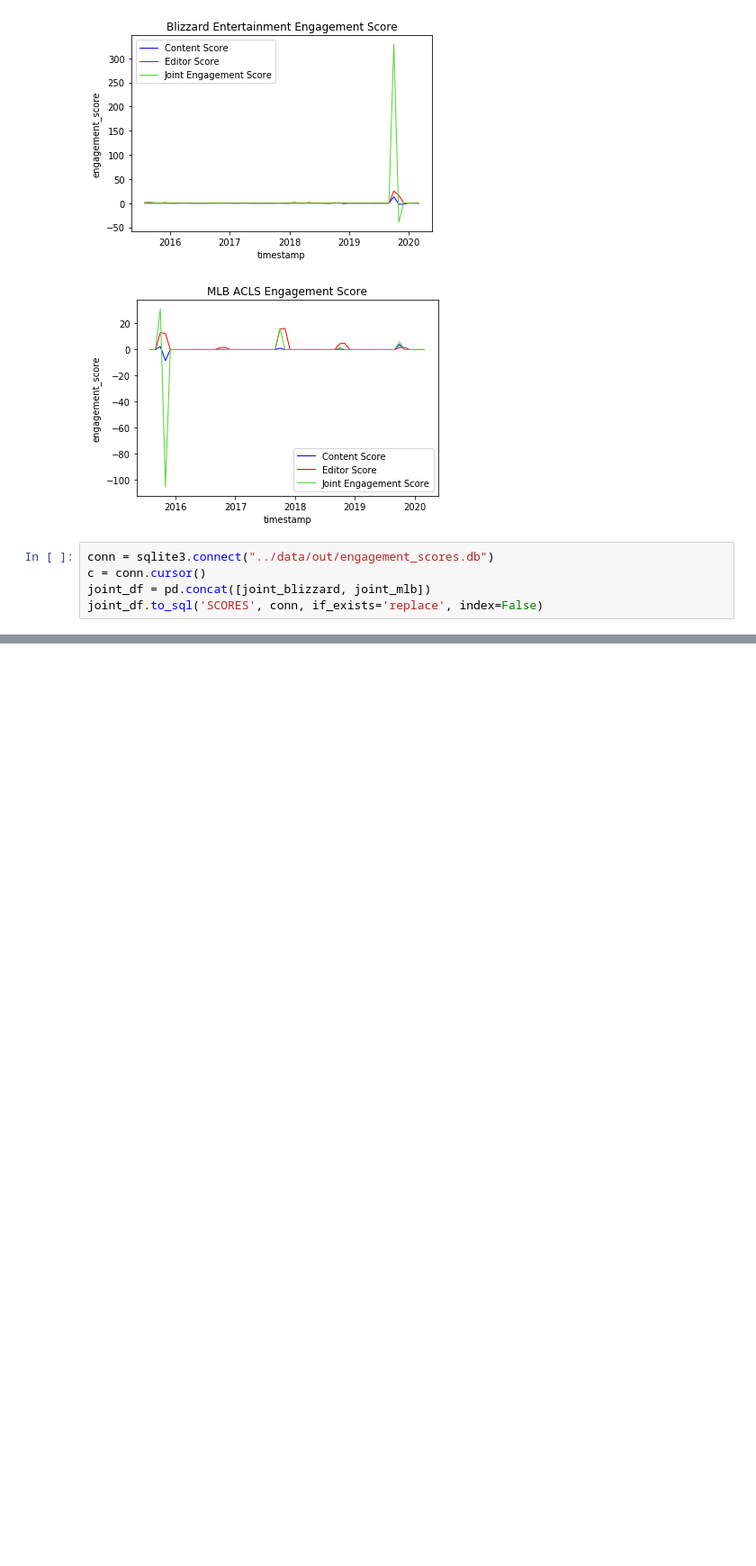
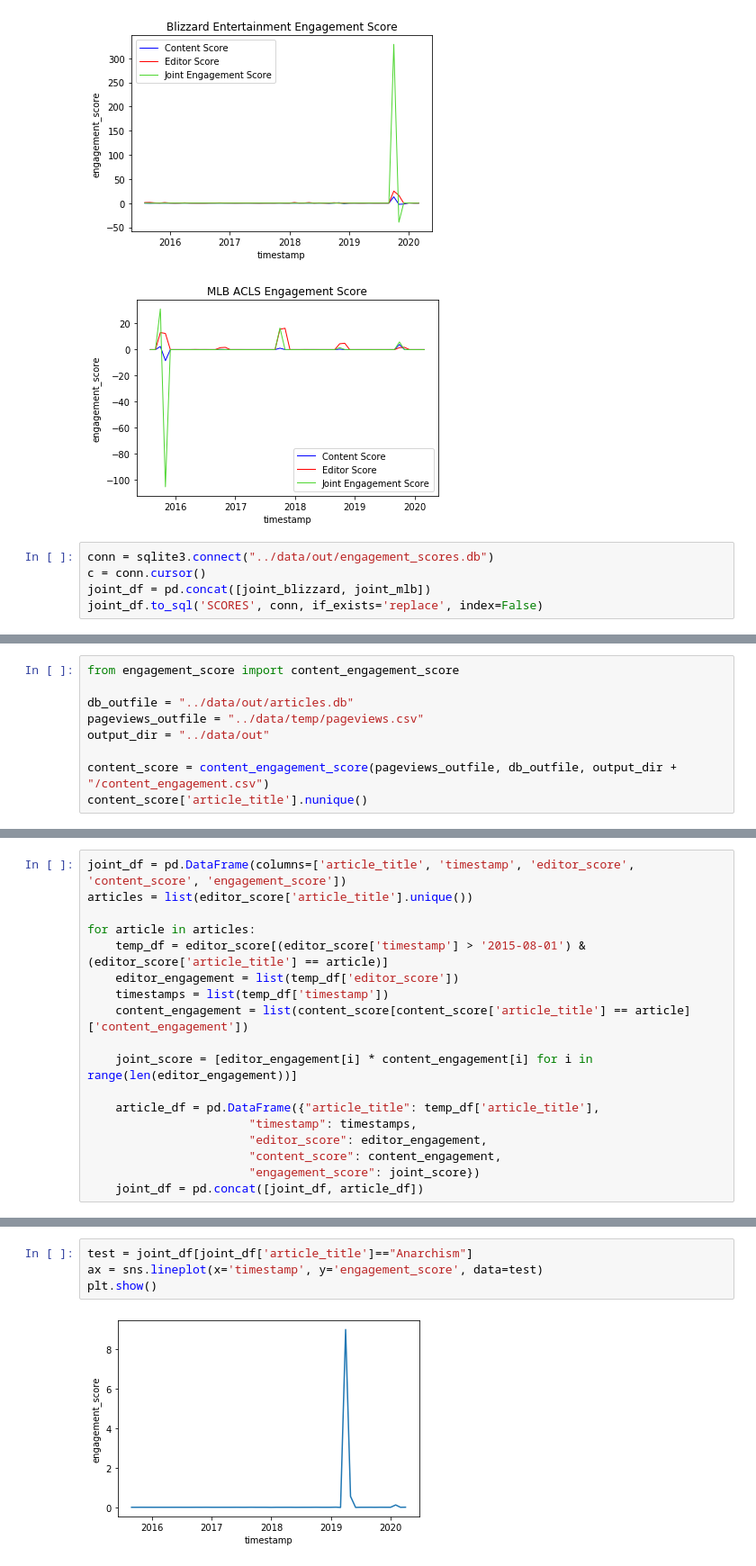
Before and after one commit to Jonwlin/DSC180B, a Jupyter notebook: notebooks/CleanedWikiPopularity.ipynb, the cells around one changed output, grey strips where cells are left out. Shown at 90% size. Cells and saved outputs as stored; diff of their text form; blank space fills up the shorter version.

```diff
--- a/notebooks/CleanedWikiPopularity.ipynb
+++ b/notebooks/CleanedWikiPopularity.ipynb
@@ -254,0 +384,9 @@ joint_df.to_sql('SCORES', conn, if_exists='replace', index=False)
+# %%
+from engagement_score import content_engagement_score
+
+db_outfile = "../data/out/articles.db"
+pageviews_outfile = "../data/temp/pageviews.csv"
+output_dir = "../data/out"
+
+content_score = content_engagement_score(pageviews_outfile, db_outfile, output_dir + "/content_engagement.csv")
+content_score['article_title'].nunique()
@@ -254,0 +431,18 @@ joint_df.to_sql('SCORES', conn, if_exists='replace', index=False)
+# %%
+joint_df = pd.DataFrame(columns=['article_title', 'timestamp', 'editor_score', 'content_score', 'engagement_score'])
+articles = list(editor_score['article_title'].unique())
+
+for article in articles:
+    temp_df = editor_score[(editor_score['timestamp'] > '2015-08-01') & (editor_score['article_title'] == article)]
+    editor_engagement = list(temp_df['editor_score'])
+    timestamps = list(temp_df['timestamp'])
+    content_engagement = list(content_score[content_score['article_title'] == article]['content_engagement'])
+
+    joint_score = [editor_engagement[i] * content_engagement[i] for i in range(len(editor_engagement))]
+
+    article_df = pd.DataFrame({"article_title": temp_df['article_title'],
+                       "timestamp": timestamps,
+                       "editor_score": editor_engagement,
+                       "content_score": content_engagement,
+                       "engagement_score": joint_score})
+    joint_df = pd.concat([joint_df, article_df])
@@ -254,0 +465,6 @@ joint_df.to_sql('SCORES', conn, if_exists='replace', index=False)
+# %%
+test = joint_df[joint_df['article_title']=="Anarchism"]
+ax = sns.lineplot(x='timestamp', y='engagement_score', data=test)
+plt.show()
+# %% [output]
+[figure, added]
```
Also changed, not shown: parts of 24 cells of this notebook, 5 other files.
